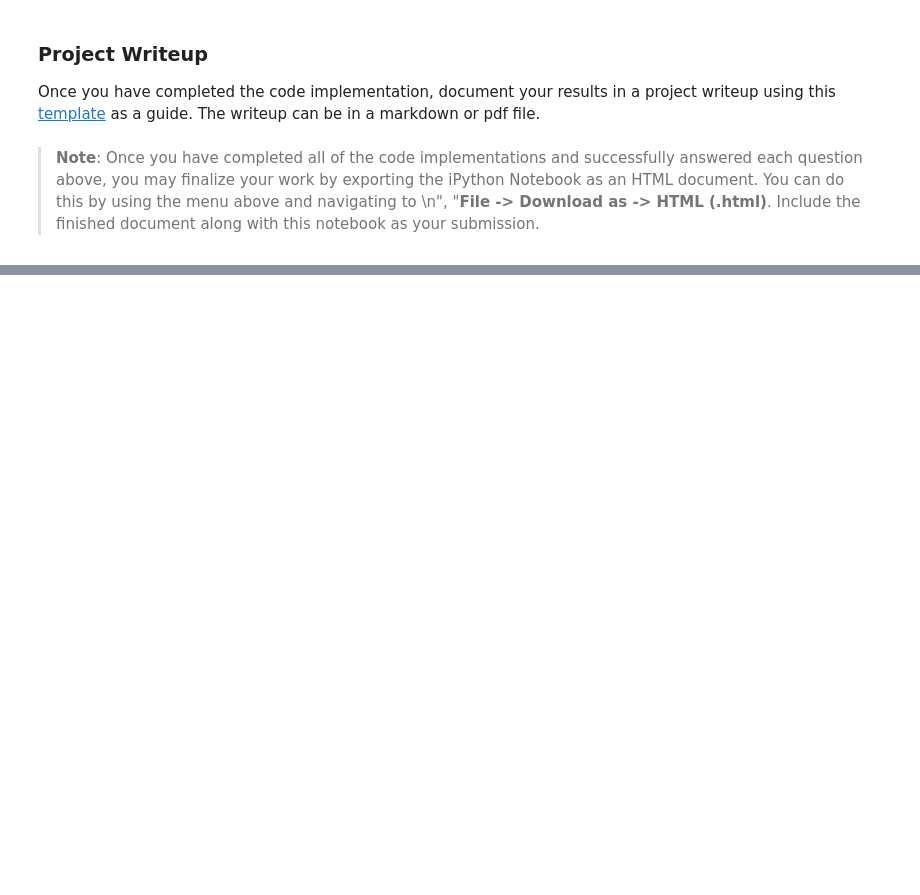
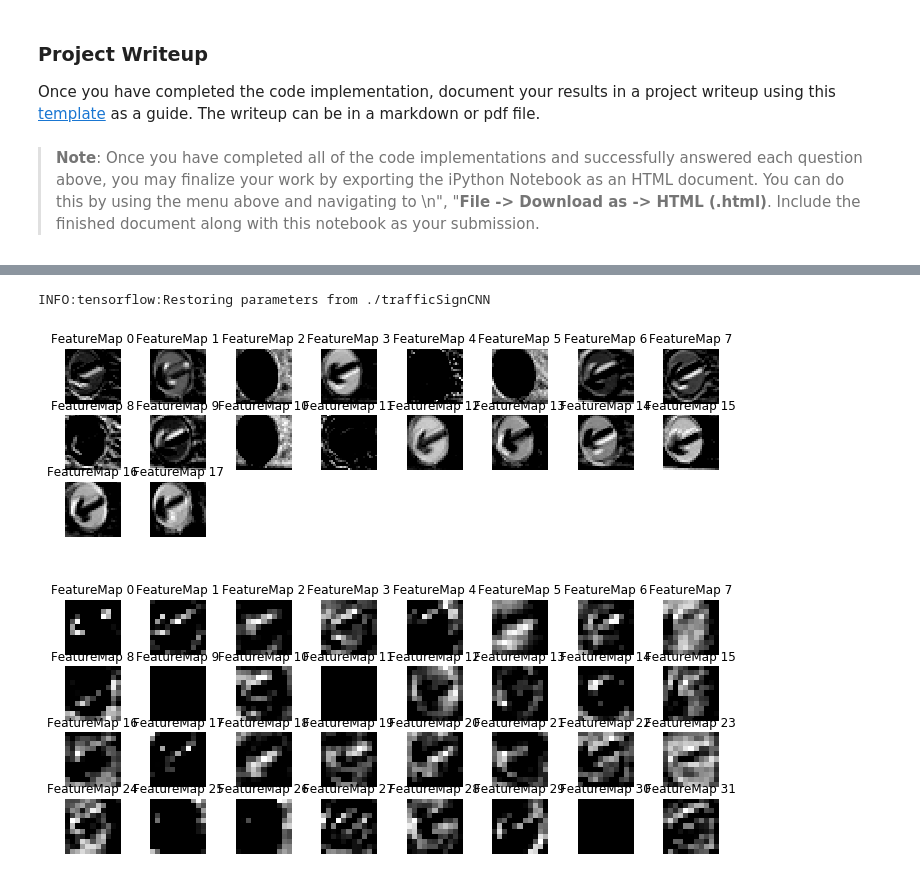
Before and after one commit to charlestytler/CarND-Traffic-Sign-Classifier-Project, a Jupyter notebook: Traffic_Sign_Classifier.ipynb, the cells around one changed output, grey strips where cells are left out. Saved outputs shown, nothing was run; the diff lists cells and outputs as text; code cells hidden in the pictures; blank space fills up the shorter version.

```diff
--- a/Traffic_Sign_Classifier.ipynb
+++ b/Traffic_Sign_Classifier.ipynb
@@ -720,29 +857,53 @@ For an example of what feature map outputs look like, check out NVIDIA's results
 # %%
 ### Visualize your network's feature maps here.
 ### Feel free to use as many code cells as needed.
 
 # image_input: the test image being fed into the network to produce the feature maps
 # tf_activation: should be a tf variable name used during your training procedure that represents the calculated state of a specific weight layer
 # activation_min/max: can be used to view the activation contrast in more detail, by default matplot sets min and max to the actual min and max values of the output
 # plt_num: used to plot out multiple different weight feature map sets on the same block, just extend the plt number for each new feature map entry
 
-def outputFeatureMap(image_input, tf_activation, activation_min=-1, activation_max=-1 ,plt_num=1):
+def outputFeatureMap(image_input, tf_activation, color="gray", activation_min=-1, activation_max=-1 ,plt_num=1):
     # Here make sure to preprocess your image_input in a way your network expects
     # with size, normalization, ect if needed
-    # image_input =
+    image_input = preprocessImages(image_input)
     # Note: x should be the same name as your network's tensorflow data placeholder variable
     # If you get an error tf_activation is not defined it may be having trouble accessing the variable from inside a function
-    activation = tf_activation.eval(session=sess,feed_dict={x : image_input})
+    activation = tf_activation.eval(session=sess,feed_dict={x : image_input, dropout_keep_prob: 1.0})
     featuremaps = activation.shape[3]
-    plt.figure(plt_num, figsize=(15,15))
+    fig = plt.figure(plt_num, figsize=(12,12))
     for featuremap in range(featuremaps):
-        plt.subplot(6,8, featuremap+1) # sets the number of feature maps to show on each row and column
+        ax = plt.subplot(10,8, featuremap+1) # sets the number of feature maps to show on each row and column
         plt.title('FeatureMap ' + str(featuremap)) # displays the feature map number
         if activation_min != -1 & activation_max != -1:
             plt.imshow(activation[0,:,:, featuremap], interpolation="nearest", vmin =activation_min, vmax=activation_max, cmap="gray")
         elif activation_max != -1:
-            plt.imshow(activation[0,:,:, featuremap], interpolation="nearest", vmax=activation_max, cmap="gray")
+            plt.imshow(activation[0,:,:, featuremap], interpolation="nearest", vmax=activation_max, cmap=color)
         elif activation_min !=-1:
-            plt.imshow(activation[0,:,:, featuremap], interpolation="nearest", vmin=activation_min, cmap="gray")
+            plt.imshow(activation[0,:,:, featuremap], interpolation="nearest", vmin=activation_min, cmap=color)
         else:
-            plt.imshow(activation[0,:,:, featuremap], interpolation="nearest", cmap="gray")
+            plt.imshow(activation[0,:,:, featuremap], interpolation="nearest", cmap=color)
+        ax.axis('off')
+    display(fig)
+    plt.close()
+
+
+image_input = test_signs[4:5,:,:,:]
+
+
+
+with tf.Session() as sess:
+    sess.run(tf.global_variables_initializer())
+
+    # Restore trained weights
+    saver.restore(sess, './trafficSignCNN')
+
+    outputFeatureMap(image_input, Layer1_output)
+
+    outputFeatureMap(image_input, Layer2_output)
+
+    #outputFeatureMap(image_input, Layer3_output)
+# %% [output]
+INFO:tensorflow:Restoring parameters from ./trafficSignCNN
+[figure, added]
+[figure, added]
```
Also changed, not shown: parts of 16 cells of this notebook.
